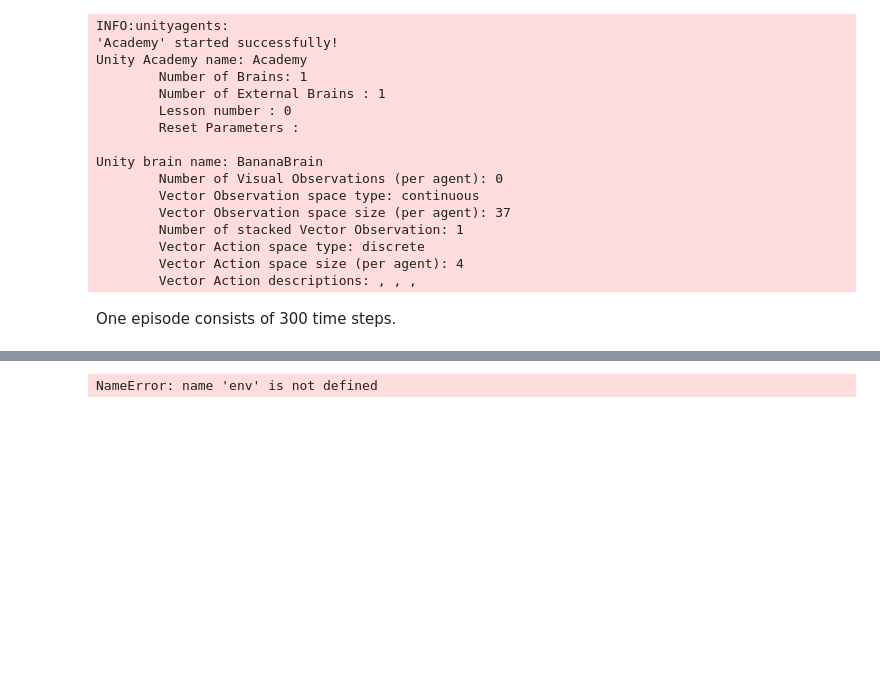
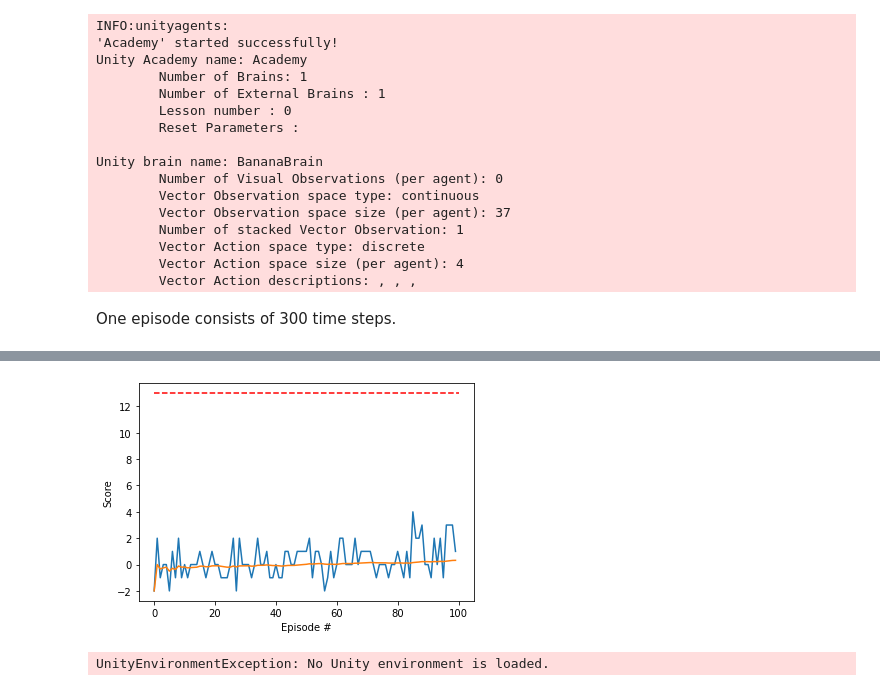
Before and after one commit to asiopueo/udacity-rl-p1, a Jupyter notebook: Navigation.ipynb, the cells around one changed output, grey strips where cells are left out. Drawn from its saved outputs; the diff is of its cells as text; code cells hidden in the pictures; blank space fills up the shorter version.

Commit message:
* Refinements in training script * Working solution in Jupyter-nb using VS Code

````diff
--- a/Navigation.ipynb
+++ b/Navigation.ipynb
@@ -27,7 +27,7 @@ For instance, if you are using a Mac, then you downloaded `Banana.app`.  If this
 env = UnityEnvironment(file_name="Banana.app")
 ```
 # %%
-env = UnityEnvironment(file_name="./Banana_Linux/Banana.x86_64")
+env = UnityEnvironment(file_name="./Banana_Linux_NoVis/Banana.x86_64")
 # %% [output]
 INFO:unityagents:
 'Academy' started successfully!
@@ -132,8 +134,18 @@ env_info = env.reset(train_mode=True)[brain_name]
 # %%
 from unityagents import UnityEnvironment
 import numpy as np
+from collections import deque, namedtuple
+import time
+import torch
 
-env = UnityEnvironment(file_name="./Banana_Linux/Banana.x86_64")
+#################################
+#  Initialization:
+#################################
+
+# Define named tuple 'Experience'; you can use a dictionary alternatively
+Experience = namedtuple('Experience', ['state', 'action', 'reward', 'next_state', 'done'])
+
+env = UnityEnvironment(file_name="./Banana_Linux_NoVis/Banana.x86_64")
 
 # get the default brain
 brain_name = env.brain_names[0]
@@ -157,22 +169,3 @@ Unity brain name: BananaBrain
         Vector Action descriptions: , , ,
 # %% [markdown]
 One episode consists of 300 time steps.
-# %%
-env_info = env.reset(train_mode=False)[brain_name] # reset the environment
-state = env_info.vector_observations[0]            # get the current state
-score = 0                                          # initialize the score
-#time = 0
-while True:
-    action = 0        # select an action
-    env_info = env.step(action)[brain_name]
-    next_state = env_info.vector_observations[0]
-    reward = env_info.rewards[0]
-    done = env_info.local_done[0]
-    score += reward
-    state = next_state
-    #print("Time: {}".format(time))
-    #time += 1
-    if done:
-        break
-
-print("Score: {}".format(score))
@@ -180,0 +436,2 @@ Score: 0.0
+# %%
+score_list, score_trailing_avg_list = training(500)
@@ -181,4 +456,16 @@ Score: 0.0
+# %%
+import matplotlib.pyplot as plt
+fig = plt.figure()
+ax = fig.add_subplot(111)
+plt.hlines(13, 0, len(score_list), colors='red', linestyles='dashed', label='12 pts', zorder=15)
+plt.plot(np.arange(len(score_list)), score_list, zorder=5)
+plt.plot(np.arange(len(score_list)), score_trailing_avg_list, zorder=20)
+plt.ylabel('Score')
+plt.xlabel('Episode #')
+plt.show()
+# %% [output]
+[figure, added]
 # %%
 env.close()
 # %% [output]
-NameError: name 'env' is not defined
+UnityEnvironmentException: No Unity environment is loaded.
````
Also changed, not shown: parts of 10 cells of this notebook, 1 other file.
